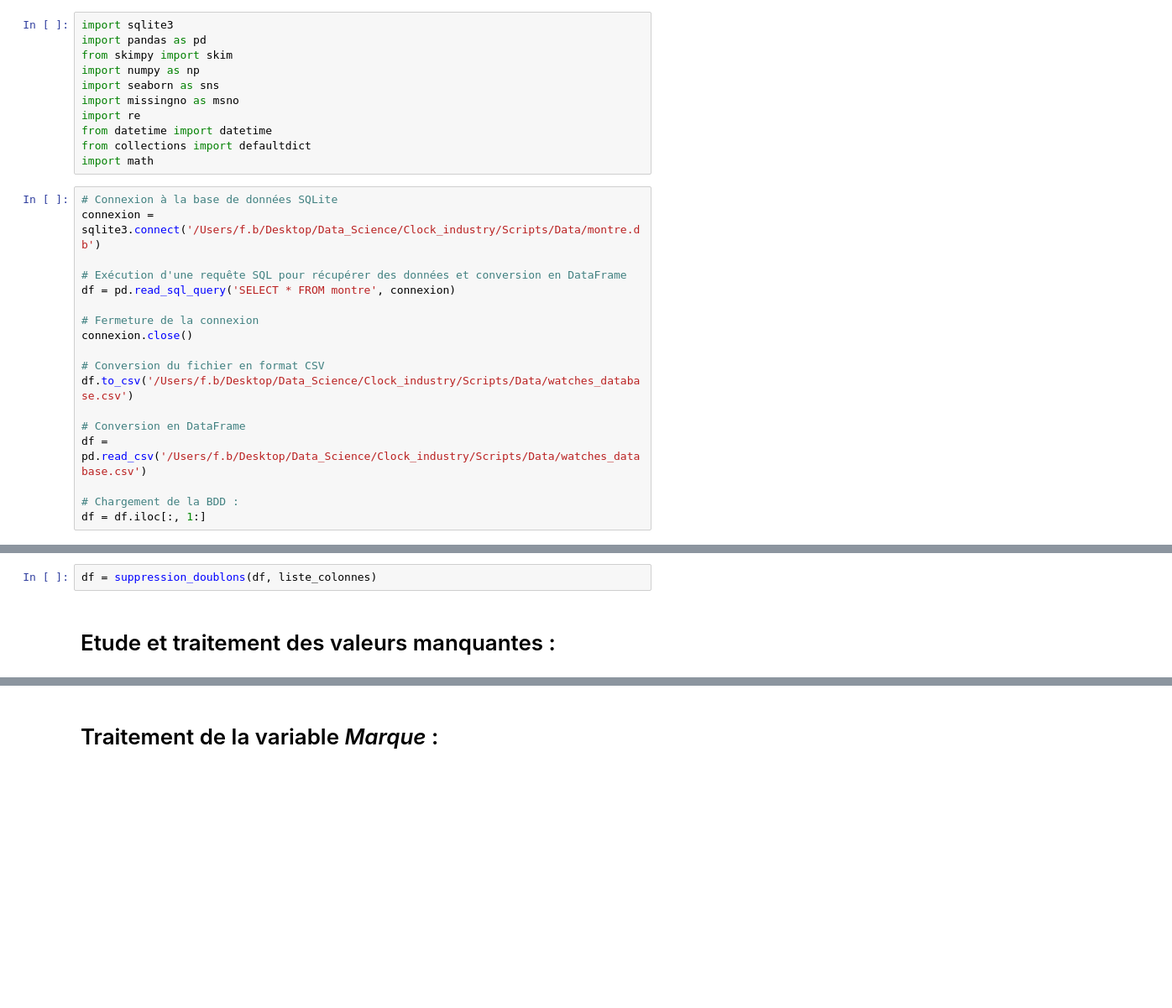
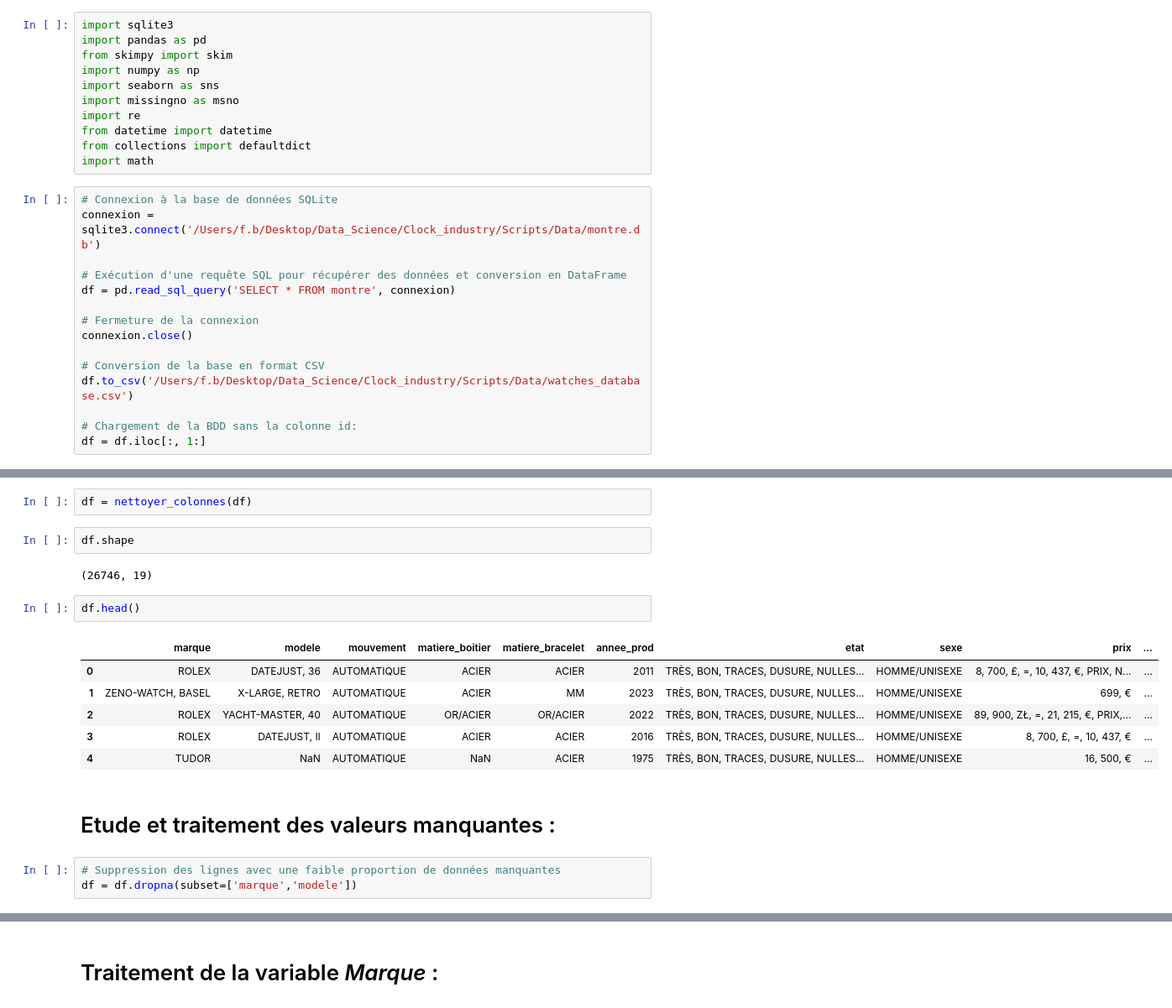
Before and after one commit to Francois-b-24/Clock_industry-second_hand, a Jupyter notebook: scripts/archives/cleaning.ipynb, the cells around one changed output, grey strips where cells are left out. Shown at 84% size. Cells and saved outputs as stored; diff of their text form; blank space fills up the shorter version.

```diff
--- a/scripts/archives/cleaning.ipynb
+++ b/scripts/archives/cleaning.ipynb
@@ -19,11 +19,8 @@ df = pd.read_sql_query('SELECT * FROM montre', connexion)
 # Fermeture de la connexion
 connexion.close()
 
-# Conversion du fichier en format CSV
+# Conversion de la base en format CSV
 df.to_csv('/Users/f.b/Desktop/Data_Science/Clock_industry/Scripts/Data/watches_database.csv')
 
-# Conversion en DataFrame
-df = pd.read_csv('/Users/f.b/Desktop/Data_Science/Clock_industry/Scripts/Data/watches_database.csv')
-
-# Chargement de la BDD :
+# Chargement de la BDD sans la colonne id:
 df = df.iloc[:, 1:]
@@ -48,5 +60,21 @@ def suppression_doublons(df, liste_colonnes):
 # %%
-df = suppression_doublons(df, liste_colonnes)
+df = nettoyer_colonnes(df)
+# %%
+df.shape
+# %% [output]
+(26746, 19)
+# %%
+df.head()
+# %% [output]
+|  | marque | modele | mouvement | matiere_boitier | matiere_bracelet | annee_prod | etat | sexe | prix | ... |
+| 0 | ROLEX | DATEJUST, 36 | AUTOMATIQUE | ACIER | ACIER | 2011 | TRÈS, BON, TRACES, DUSURE, NULLES... | HOMME/UNISEXE | 8, 700, £, =, 10, 437, €, PRIX, N... | ... |
+| 1 | ZENO-WATCH, BASEL | X-LARGE, RETRO | AUTOMATIQUE | ACIER | MM | 2023 | TRÈS, BON, TRACES, DUSURE, NULLES... | HOMME/UNISEXE | 699, € | ... |
+| 2 | ROLEX | YACHT-MASTER, 40 | AUTOMATIQUE | OR/ACIER | OR/ACIER | 2022 | TRÈS, BON, TRACES, DUSURE, NULLES... | HOMME/UNISEXE | 89, 900, ZŁ, =, 21, 215, €, PRIX,... | ... |
+| 3 | ROLEX | DATEJUST, II | AUTOMATIQUE | ACIER | ACIER | 2016 | TRÈS, BON, TRACES, DUSURE, NULLES... | HOMME/UNISEXE | 8, 700, £, =, 10, 437, € | ... |
+| 4 | TUDOR | NaN | AUTOMATIQUE | NaN | ACIER | 1975 | TRÈS, BON, TRACES, DUSURE, NULLES... | HOMME/UNISEXE | 16, 500, € | ... |
 # %% [markdown]
 # Etude et traitement des valeurs manquantes :
+# %%
+# Suppression des lignes avec une faible proportion de données manquantes
+df = df.dropna(subset=['marque','modele'])
 # %%
```
Also changed, not shown: parts of 86 cells of this notebook, 14 other files.
